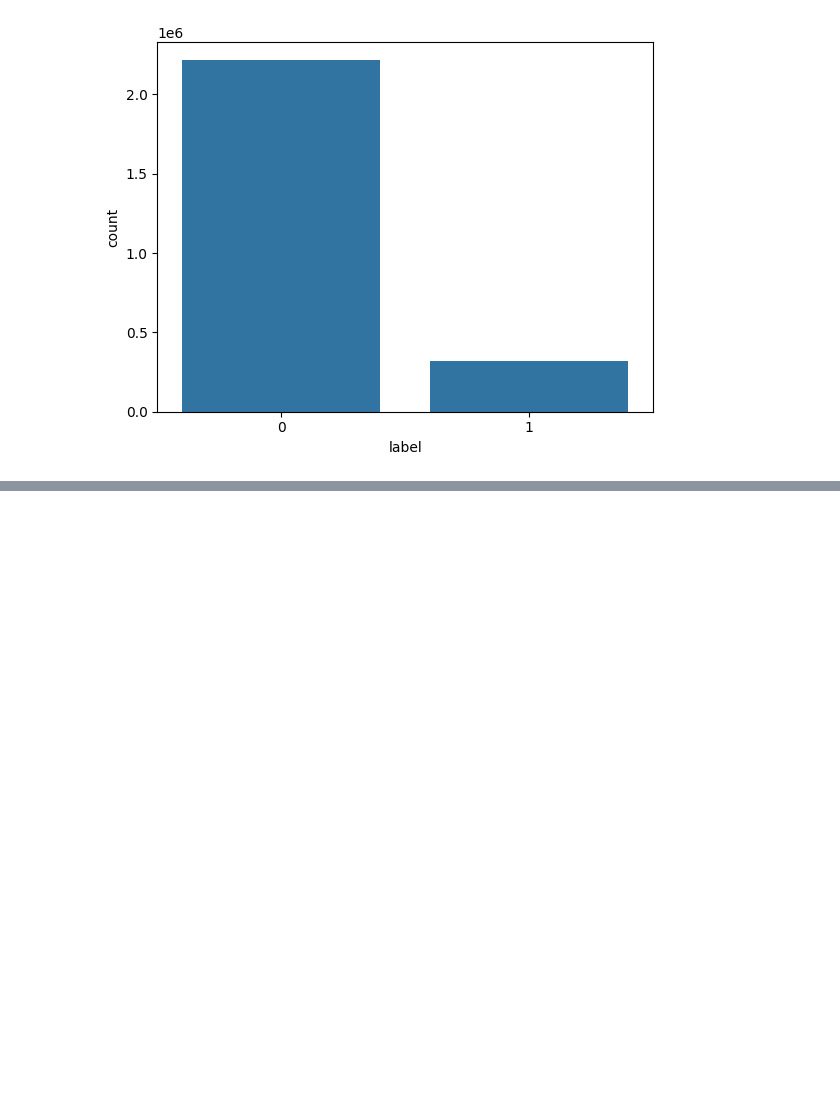
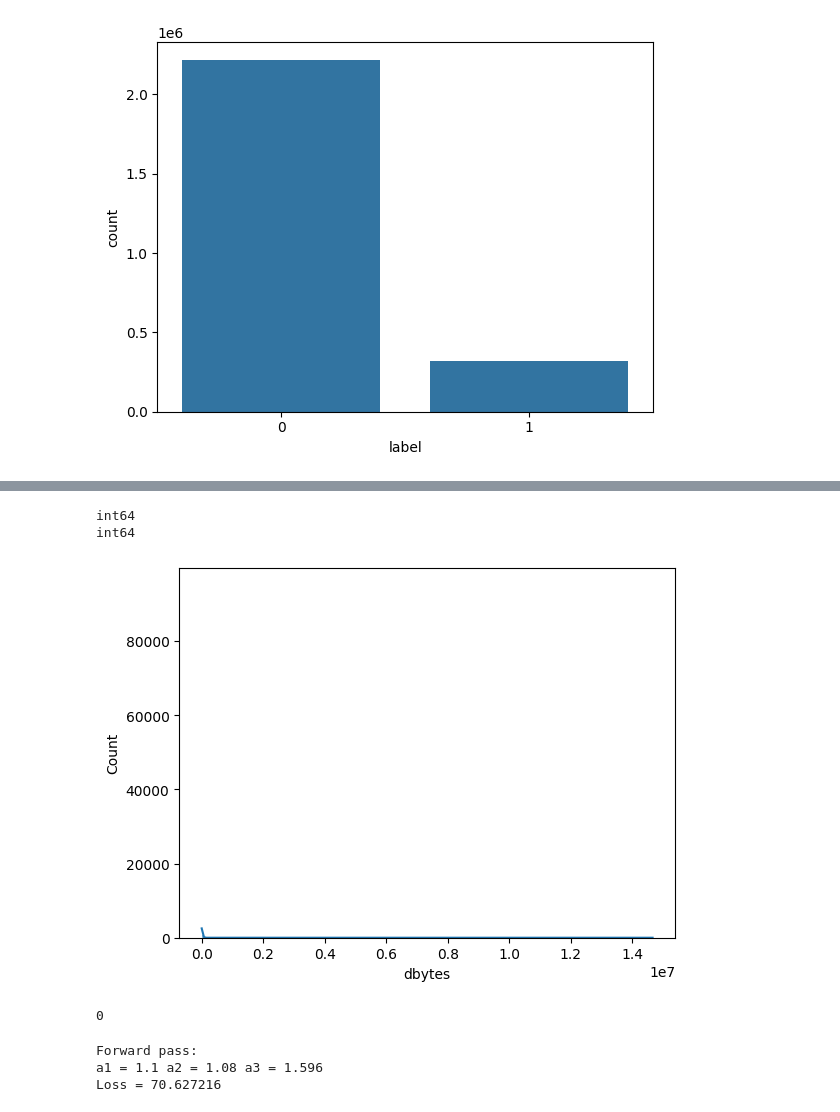
Before and after one commit to fred65804-oss/Anomaly_Detection_Cloned, a Jupyter notebook: Rough_Work.ipynb, the cells around one changed output, grey strips where cells are left out. Cells and saved outputs as stored; diff of their text form; code cells hidden in the pictures; blank space fills up the shorter version.

```diff
--- a/Rough_Work.ipynb
+++ b/Rough_Work.ipynb
@@ -67,0 +85,71 @@ plt.show()
+# %%
+print(df["dbytes"].dtype)
+print(df["sbytes"].dtype)
+# %% [output]
+int64
+int64
+# %%
+import seaborn as sns
+import matplotlib.pyplot as plt
+#c = pd.Series(c.flatten())
+#sns.histplot(c, ax = ax[0])
+sns.histplot(data = df, x = "dbytes",kde = True)
+plt.show()
+# %% [output]
+[figure, added]
+# %%
+import numpy as np
+import sympy
+from sympy import symbols, diff, exp, sin
+
+x = 5
+y = 2 * x
+z = y + 3
+w = z ** 2
+
+x = symbols('x')
+y = symbols('y')
+z = symbols('z')
+w = symbols('w')
+
+
+dw_dz = diff(w,z)
+
+print(dw_dz)
+# %% [output]
+0
+# %%
+import numpy as np
+
+def relu(x):
+    return np.maximum(0, x)
+
+def relu_derivate(x):
+    return (x > 0).astype(float)
+
+# Forward pass
+x = 2 # Input
+target = 10
+
+w1, b1 = 0.5, 0.1
+w2, b2 = 0.8, 0.2
+w3, b3 = 1.2, 0.3
+
+z1 = w1 * x + b1
+a1 = relu(z1)
+
+z2 = w2 * a1 + b2
+a2 = relu(z2)
+
+z3 = w3 * a2 + b3
+a3 = relu(z3)
+
+loss = (a3 - target) ** 2
+
+print(f"Forward pass:")
+print(f"a1 = {a1} a2 = {a2} a3 = {a3}")
+print(f"Loss = {loss}")
+# %% [output]
+Forward pass:
+a1 = 1.1 a2 = 1.08 a3 = 1.596
+Loss = 70.627216
```
Also changed, not shown: parts of 9 cells of this notebook, 23 other files.
